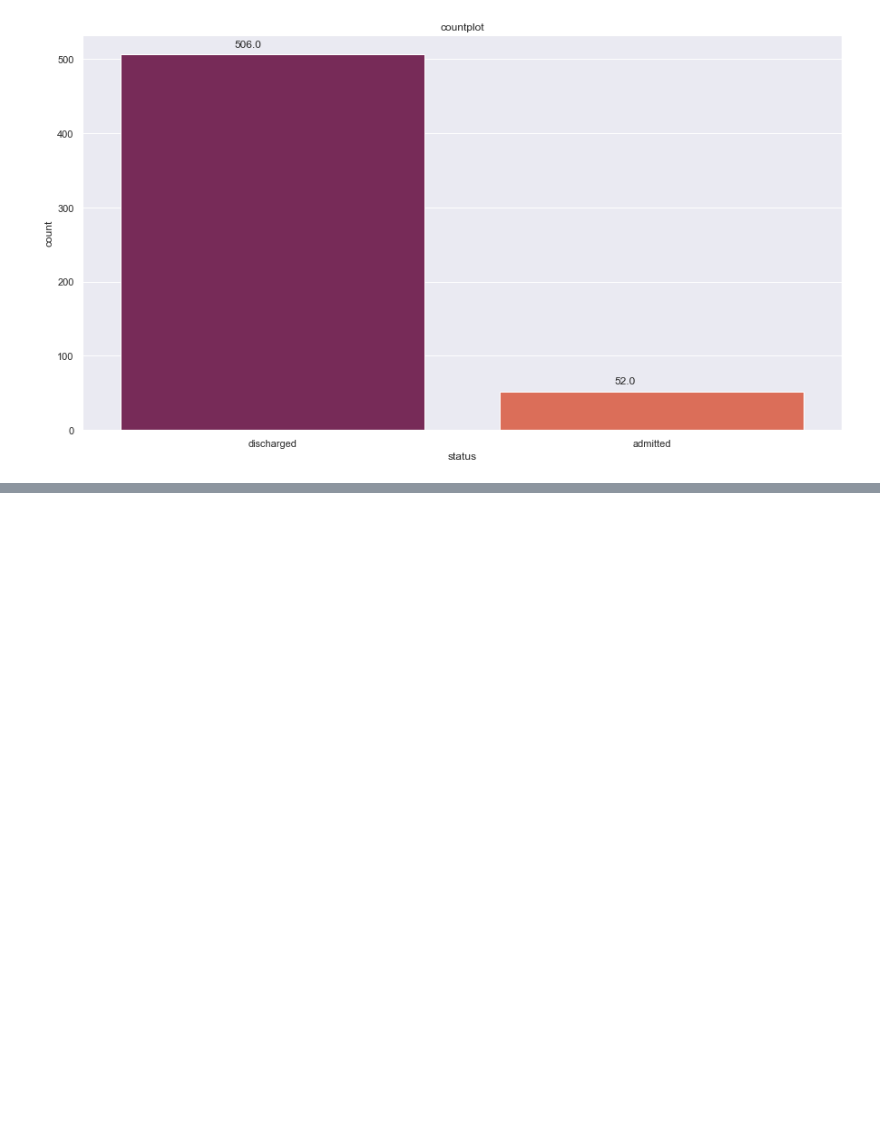
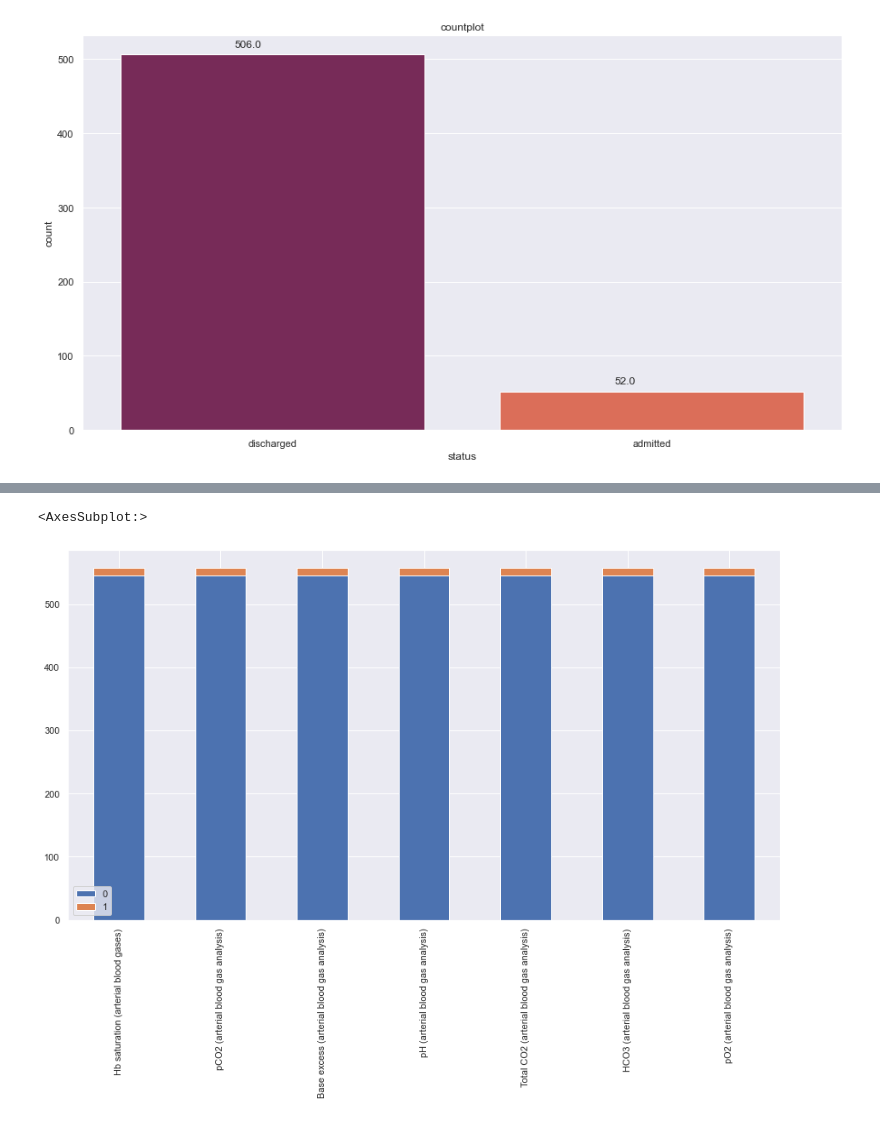
Before and after one commit to Yilin-Ye/ds_case_1_team_2, a Jupyter notebook: eda/eda_presentation.ipynb, the cells around one changed output, grey strips where cells are left out. Cells and saved outputs as stored; diff of their text form; code cells hidden in the pictures; blank space fills up the shorter version.

```diff
--- a/eda/eda_presentation.ipynb
+++ b/eda/eda_presentation.ipynb
@@ -172,0 +163,4 @@ value_wrt_column
+# %%
+count_plot = positive_case.iloc[:,6:].copy()
+# %%
+count_plot = count_plot.notnull().astype('int').apply(pd.Series.value_counts).T
@@ -172,0 +187,5 @@ value_wrt_column
+# %%
+count_plot.loc["Hb saturation (arterial blood gases)":"pO2 (arterial blood gas analysis)", :].plot(kind='bar',stacked=True)
+# %% [output]
+<AxesSubplot:>
+[figure, added]
```
Also changed, not shown: parts of 13 cells of this notebook.
